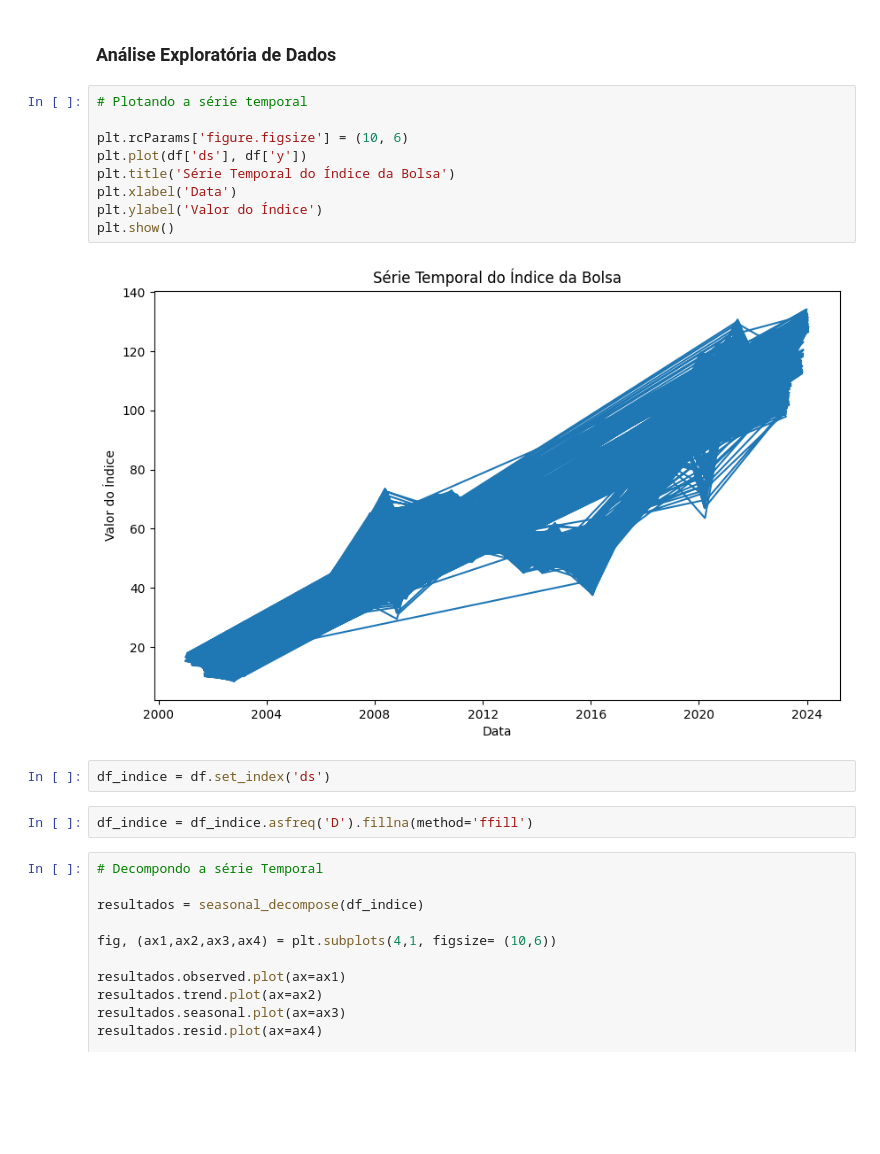
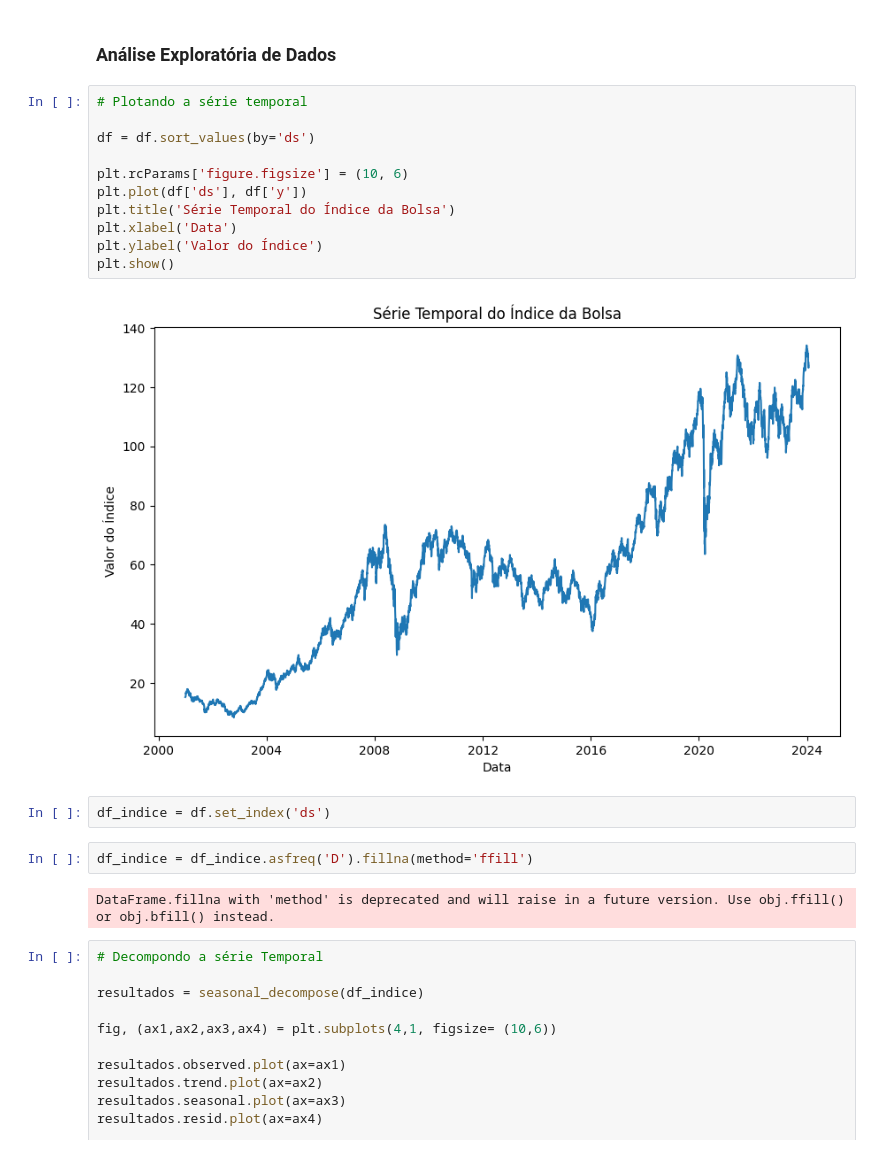
Before and after one commit to nineteens/tech-challenges, a Jupyter notebook: projetos/investimento/prophet.ipynb, the cells around one changed output. Saved outputs shown, nothing was run; the diff lists cells and outputs as text; blank space fills up the shorter version.

```diff
--- a/projetos/investimento/prophet.ipynb
+++ b/projetos/investimento/prophet.ipynb
@@ -58,19 +58,23 @@ df.rename(columns={'Data':'ds', 'Último': 'y'}, inplace=True)
 ### Análise Exploratória de Dados
 # %%
 # Plotando a série temporal
+
+df = df.sort_values(by='ds')
 
 plt.rcParams['figure.figsize'] = (10, 6)
 plt.plot(df['ds'], df['y'])
 plt.title('Série Temporal do Índice da Bolsa')
 plt.xlabel('Data')
 plt.ylabel('Valor do Índice')
 plt.show()
 # %% [output]
-[figure, old version]
+[figure, new version]
 # %%
 df_indice = df.set_index('ds')
 # %%
 df_indice = df_indice.asfreq('D').fillna(method='ffill')
+# %% [output]
+DataFrame.fillna with 'method' is deprecated and will raise in a future version. Use obj.ffill() or obj.bfill() instead.
 # %%
 # Decompondo a série Temporal
 
```
Also changed, not shown: parts of 4 cells of this notebook.
